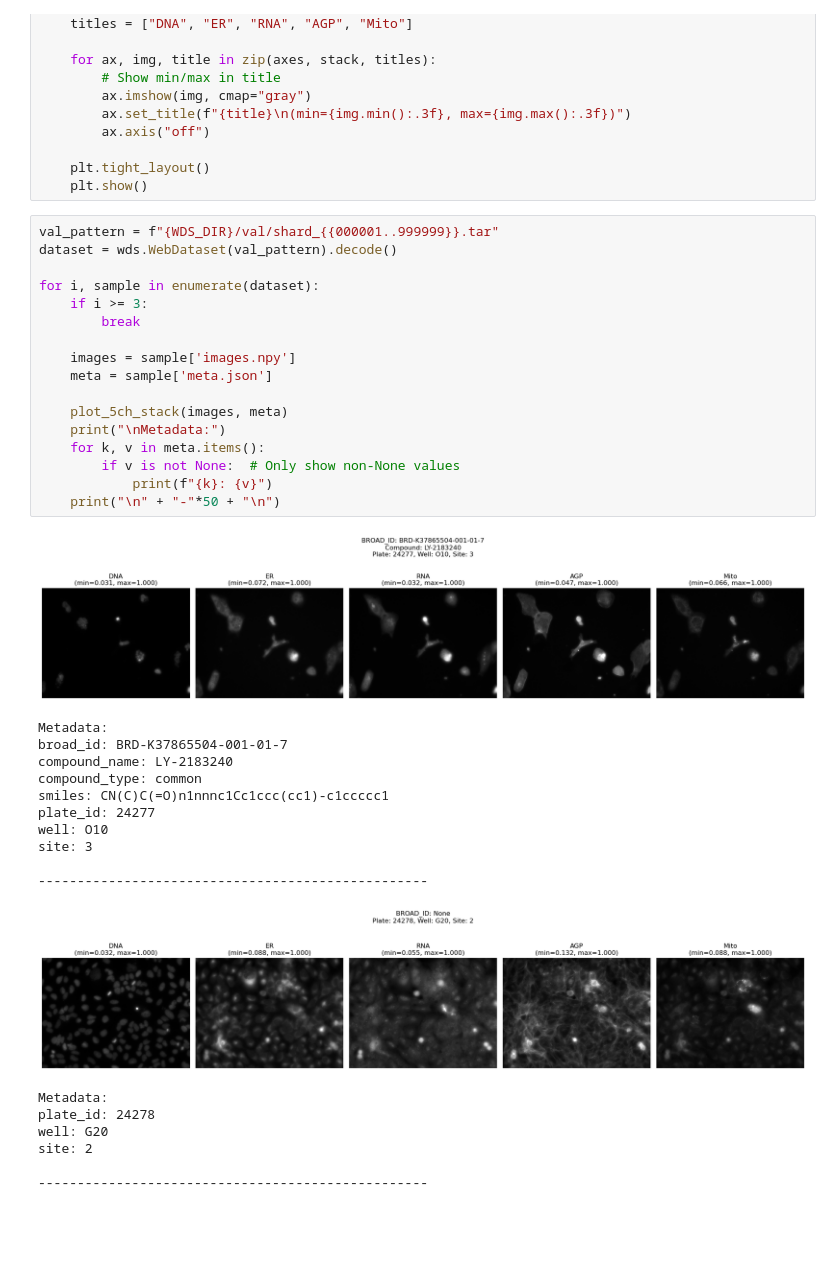
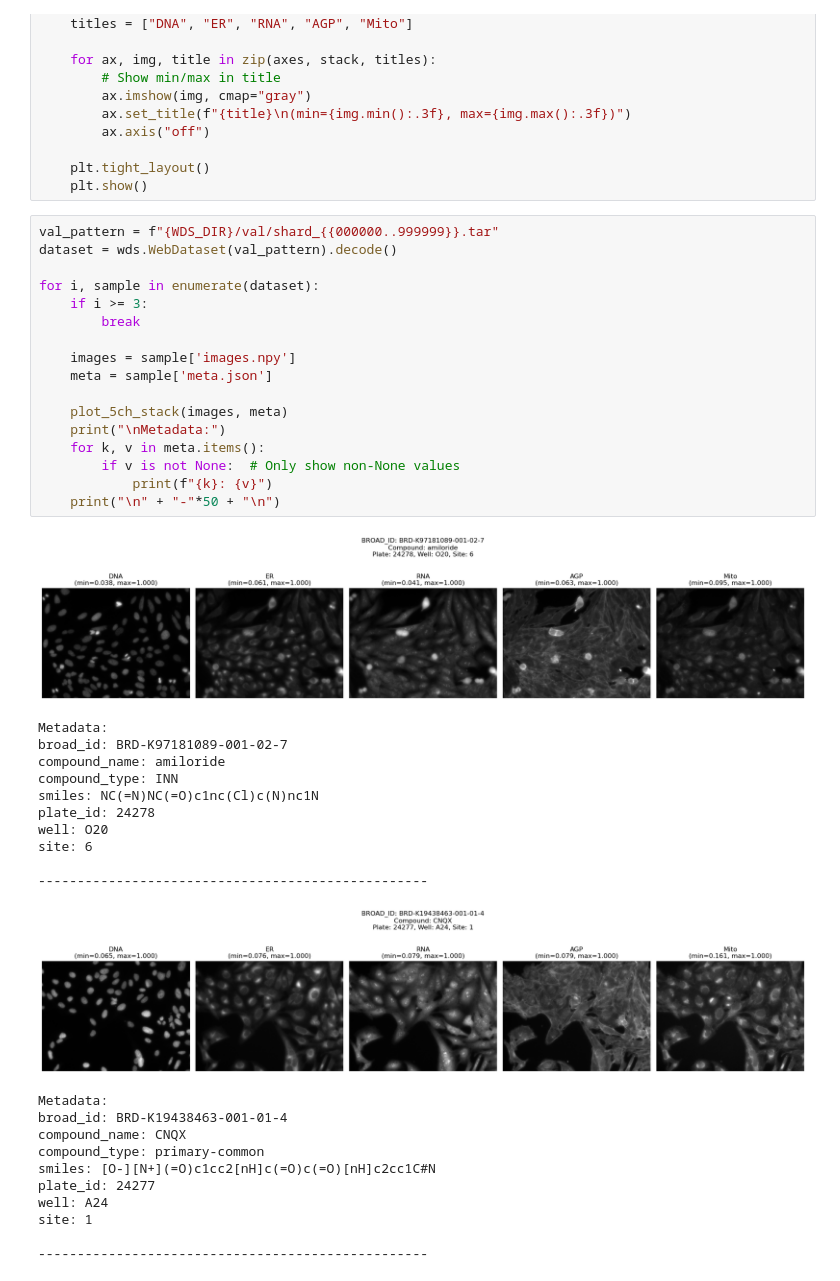
Before and after one commit to aicell-lab/cell-diffusion, a Jupyter notebook: notebooks/webdataset.ipynb, the cells around one changed output. Drawn from its saved outputs; the diff is of its cells as text; blank space fills up the shorter version.

```diff
--- a/notebooks/webdataset.ipynb
+++ b/notebooks/webdataset.ipynb
@@ -46,38 +46,42 @@ def plot_5ch_stack(stack, meta=None):
     plt.tight_layout()
     plt.show()
 # %%
-val_pattern = f"{WDS_DIR}/val/shard_{{000001..999999}}.tar"
+val_pattern = f"{WDS_DIR}/val/shard_{{000000..999999}}.tar"
 dataset = wds.WebDataset(val_pattern).decode()
 
 for i, sample in enumerate(dataset):
     if i >= 3:
         break
 
     images = sample['images.npy']
     meta = sample['meta.json']
 
     plot_5ch_stack(images, meta)
     print("\nMetadata:")
     for k, v in meta.items():
         if v is not None:  # Only show non-None values
             print(f"{k}: {v}")
     print("\n" + "-"*50 + "\n")
 # %% [output]
-[figure, old version]
+[figure, new version]
 Metadata:
-broad_id: BRD-K37865504-001-01-7
-compound_name: LY-2183240
-compound_type: common
-smiles: CN(C)C(=O)n1nnnc1Cc1ccc(cc1)-c1ccccc1
-plate_id: 24277
-well: O10
-site: 3
+broad_id: BRD-K97181089-001-02-7
+compound_name: amiloride
+compound_type: INN
+smiles: NC(=N)NC(=O)c1nc(Cl)c(N)nc1N
+plate_id: 24278
+well: O20
+site: 6
 
 --------------------------------------------------
-[figure, old version]
+[figure, new version]
 Metadata:
-plate_id: 24278
-well: G20
-site: 2
+broad_id: BRD-K19438463-001-01-4
+compound_name: CNQX
+compound_type: primary-common
+smiles: [O-][N+](=O)c1cc2[nH]c(=O)c(=O)[nH]c2cc1C#N
+plate_id: 24277
+well: A24
+site: 1
 
 --------------------------------------------------
```
Also changed, not shown: parts of 3 cells of this notebook, 12 other files.
